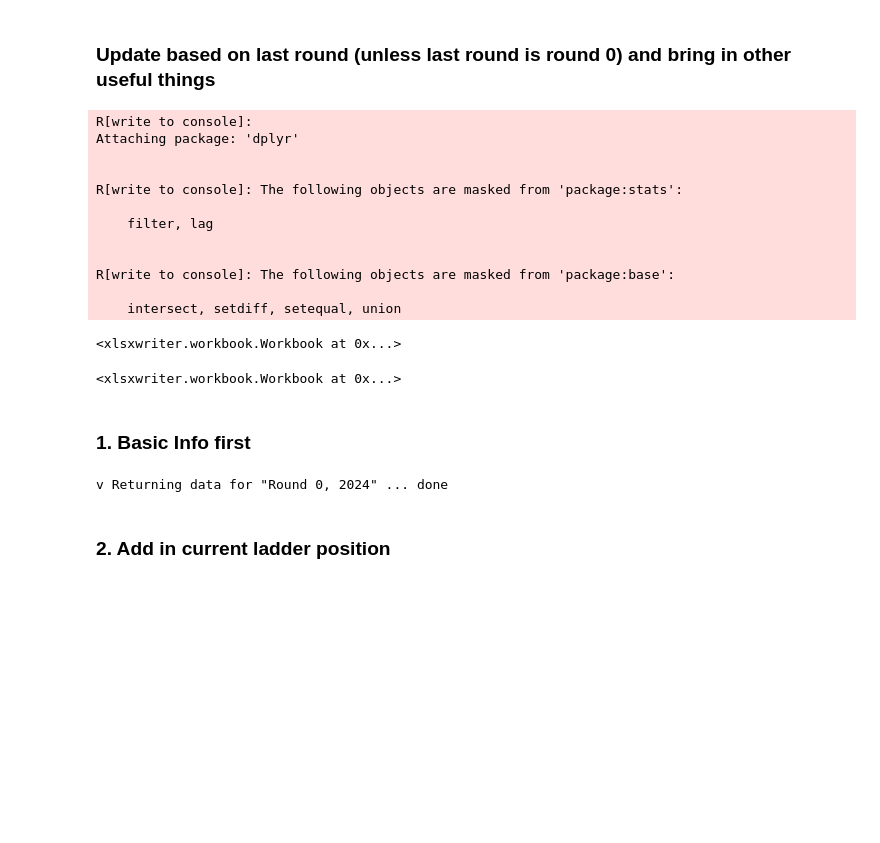
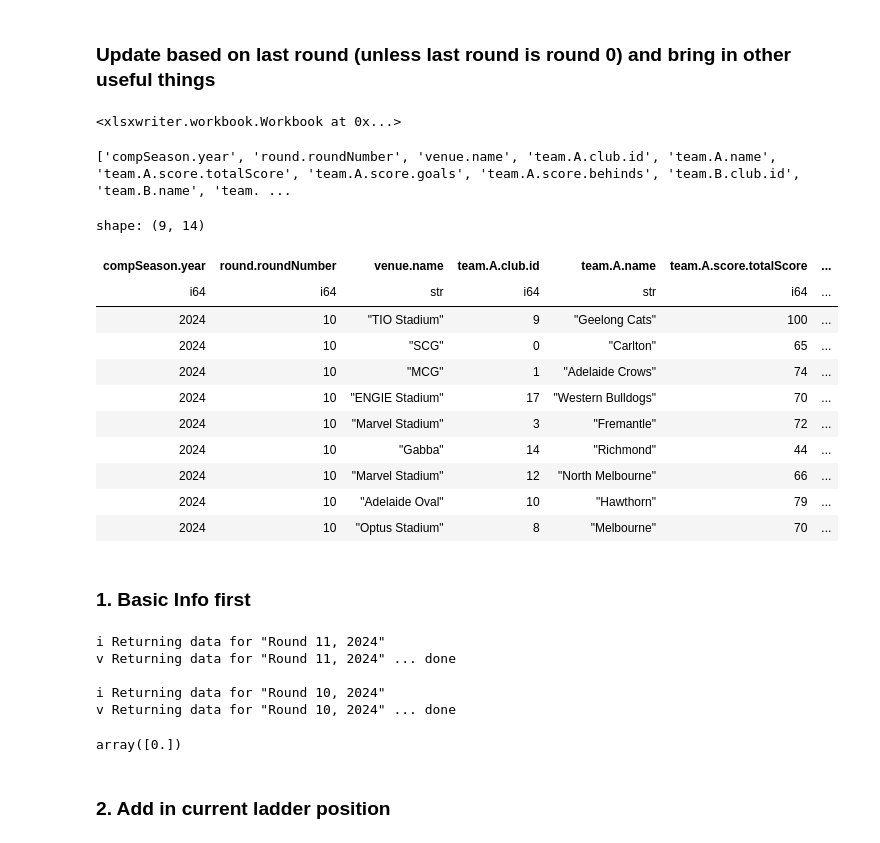
Before and after one commit to suttoe/AFLmodel, a Jupyter notebook: AFLPredictions.ipynb, the cells around one changed output. Saved outputs shown, nothing was run; the diff lists cells and outputs as text; code cells hidden in the pictures; blank space fills up the shorter version.

Commit message:
Round 11 Update

```diff
--- a/AFLPredictions.ipynb
+++ b/AFLPredictions.ipynb
@@ -15,14 +17,15 @@ pl.Config.set_fmt_str_lengths(150);
 # %%
 #set current values
 season = 2024
-roundNum = 0
+roundNum = 11
 # %% [markdown]
 ### Update based on last round (unless last round is round 0) and bring in other useful things
 # %%
 #Get Team index
 
 #load team array
-indexTeams = pl.read_excel('indexTeams.xlsx')
+indexTeams = pl.read_excel('indexTeams.xlsx').with_columns(pl.col('team.A.name').replace(old=['GWS GIANTS', 'Gold Coast SUNS', 'Narrm', 'Yartapuulti', 'Walyalup', 'Euro-Yroke', 'Waalitj Marawar', 'Kuwarna'],
+                                          new=['GWS Giants', 'Gold Coast Suns', 'Melbourne', 'Port Adelaide', 'Fremantle', 'St Kilda', 'West Coast Eagles', 'Adelaide Crows']))
 # %%
 #Get distnace travelled dataframe
 
@@ -41,23 +45,10 @@ library(fitzRoy)
 library('dplyr')
 library('tidyr')
 
-results <- fetch_results_afl(season=season, round_number=pastRound) %>% select(match.date, round.roundNumber, match.homeTeam.name, match.awayTeam.name,
+results <- fetch_results_afl(season=season, round_number=pastRound) %>% select(match.date, round.roundNumber, venue.name, match.homeTeam.name, match.awayTeam.name,
                                                                                round.year, homeTeamScore.matchScore.totalScore, homeTeamScore.matchScore.behinds,
                                                                                homeTeamScore.matchScore.goals, awayTeamScore.matchScore.totalScore, awayTeamScore.matchScore.behinds,
                                                                                awayTeamScore.matchScore.goals)
-# %% [output]
-R[write to console]:
-Attaching package: 'dplyr'
-
-
-R[write to console]: The following objects are masked from 'package:stats':
-
-    filter, lag
-
-
-R[write to console]: The following objects are masked from 'package:base':
-
-    intersect, setdiff, setequal, union
 # %%
 results = (pl.from_pandas(results)
             .with_columns(pl.col('match.date').dt.date())
@@ -81,10 +72,10 @@ results = (pl.from_pandas(results)
                            pl.col('away.team.behinds').cast(pl.Int64),
                            pl.col('away.team.goals').cast(pl.Int64))
              #convert any team names that require as much
-             .with_columns(pl.col('home.team.name').replace(old=['GWS GIANTS', 'Gold Coast SUNS'],
-                                          new=['GWS Giants', 'Gold Coast Suns']))
-             .with_columns(pl.col('away.team.name').replace(old=['GWS GIANTS', 'Gold Coast SUNS'],
-                                          new=['GWS Giants', 'Gold Coast Suns']))
+             .with_columns(pl.col('home.team.name').replace(old=['GWS GIANTS', 'Gold Coast SUNS', 'Narrm', 'Yartapuulti', 'Walyalup', 'Euro-Yroke', 'Waalitj Marawar', 'Kuwarna'],
+                                          new=['GWS Giants', 'Gold Coast Suns', 'Melbourne', 'Port Adelaide', 'Fremantle', 'St Kilda', 'West Coast Eagles', 'Adelaide Crows']))
+             .with_columns(pl.col('away.team.name').replace(old=['GWS GIANTS', 'Gold Coast SUNS', 'Narrm', 'Yartapuulti', 'Walyalup', 'Euro-Yroke', 'Waalitj Marawar', 'Kuwarna'],
+                                          new=['GWS Giants', 'Gold Coast Suns', 'Melbourne', 'Port Adelaide', 'Fremantle', 'St Kilda', 'West Coast Eagles', 'Adelaide Crows']))
              #Add the indexs
              .join(indexTeams, how='left', left_on='home.team.name', right_on='team.A.name')
              .rename({'EloIndex' : 'home.team.id'})
@@ -168,13 +161,18 @@ matchDays.write_excel('matchDay.xlsx')
 #Get all matches both sides & update
 
 #load in past years matches both sides
-matchesBothSides = pl.read_excel('matchesBothSides.xlsx')
+matchesBothSides = pl.read_excel('matchesBothSides.xlsx').drop('round.Id_right')
+print(matchesBothSides.columns)
 #update based on past results
 if roundNum != 0:
     matchesBothSides = (matchesBothSides
+                        .with_columns(pl.col('team.A.name').replace(old=['GWS GIANTS', 'Gold Coast SUNS', 'Narrm', 'Yartapuulti', 'Walyalup', 'Euro-Yroke', 'Waalitj Marawar', 'Kuwarna'],
+                                          new=['GWS Giants', 'Gold Coast Suns', 'Melbourne', 'Port Adelaide', 'Fremantle', 'St Kilda', 'West Coast Eagles', 'Adelaide Crows']),
+                                        pl.col('team.B.name').replace(old=['GWS GIANTS', 'Gold Coast SUNS', 'Narrm', 'Yartapuulti', 'Walyalup', 'Euro-Yroke', 'Waalitj Marawar', 'Kuwarna'],
+                                          new=['GWS Giants', 'Gold Coast Suns', 'Melbourne', 'Port Adelaide', 'Fremantle', 'St Kilda', 'West Coast Eagles', 'Adelaide Crows']))
                          .drop('round.Id')
                          .vstack((results
-                         .select('compSeason.year', 'round.roundNumber', 'home.team.id', 'home.team.name', 'home.team.totalScore',
+                         .select('compSeason.year', 'round.roundNumber', 'venue.name', 'home.team.id', 'home.team.name', 'home.team.totalScore',
                                  'home.team.goals', 'home.team.behinds', 'away.team.id', 'away.team.name', 'away.team.totalScore', 'away.team.goals', 'away.team.behinds')
                          .rename({'home.team.name': 'team.A.name',
                                   'home.team.id' : 'team.A.club.id',
@@ -187,33 +185,45 @@ if roundNum != 0:
                                   'away.team.goals' : 'team.B.score.goals',
                                   'away.team.behinds' : 'team.B.score.behinds'})
                          .vstack(results
-                                    .select('compSeason.year', 'round.roundNumber', 'away.team.id', 'away.team.name', 'away.team.totalScore',
+                                    .select('compSeason.year', 'round.roundNumber', 'venue.name', 'away.team.id', 'away.team.name', 'away.team.totalScore',
                                             'away.team.goals', 'away.team.behinds', 'home.team.id', 'home.team.name', 'home.team.totalScore', 'home.team.goals', 'home.team.behinds')
                                     .rename({'home.team.name': 'team.B.name',
                                               'home.team.id' : 'team.B.club.id',
                                               'home.team.totalScore' : 'team.B.score.totalScore',
                                               'home.team.goals' : 'team.B.score.goals',
                                               'home.team.behinds' : 'team.B.score.behinds',
                                               'away.team.name': 'team.A.name',
                                               'away.team.id' : 'team.A.club.id',
                                               'away.team.totalScore' : 'team.A.score.totalScore',
                                               'away.team.goals' : 'team.A.score.goals',
                                               'away.team.behinds' : 'team.A.score.behinds'}))
                                         ))
                          .sort('compSeason.year', 'round.roundNumber')
                         )
 #sort out the round id
 roundId = (matchesBothSides
              .select('compSeason.year', 'round.roundNumber')
              .unique()
              .sort('compSeason.year', 'round.roundNumber')
              .with_columns(pl.col('round.roundNumber').cum_count().alias('round.Id'))
           )
 #Add in the roundId
 matchesBothSides = (matchesBothSides
                       #.drop('round.Id') #remove for round 0
                       .join(roundId, how='left', on=['compSeason.year', 'round.roundNumber']))
 #save updated version
 matchesBothSides.write_excel('matchesBothSides.xlsx')
 # %% [output]
-<xlsxwriter.workbook.Workbook at 0x...>
+['compSeason.year', 'round.roundNumber', 'venue.name', 'team.A.club.id', 'team.A.name', 'team.A.score.totalScore', 'team.A.score.goals', 'team.A.score.behinds', 'team.B.club.id', 'team.B.name', 'team. ...
+shape: (9, 14)
+| compSeason.year | round.roundNumber | venue.name | team.A.club.id | team.A.name | team.A.score.totalScore | ... |
+| i64 | i64 | str | i64 | str | i64 | ... |
+| 2024 | 10 | "TIO Stadium" | 9 | "Geelong Cats" | 100 | ... |
+| 2024 | 10 | "SCG" | 0 | "Carlton" | 65 | ... |
+| 2024 | 10 | "MCG" | 1 | "Adelaide Crows" | 74 | ... |
+| 2024 | 10 | "ENGIE Stadium" | 17 | "Western Bulldogs" | 70 | ... |
+| 2024 | 10 | "Marvel Stadium" | 3 | "Fremantle" | 72 | ... |
+| 2024 | 10 | "Gabba" | 14 | "Richmond" | 44 | ... |
+| 2024 | 10 | "Marvel Stadium" | 12 | "North Melbourne" | 66 | ... |
+| 2024 | 10 | "Adelaide Oval" | 10 | "Hawthorn" | 79 | ... |
+| 2024 | 10 | "Optus Stadium" | 8 | "Melbourne" | 70 | ... |
@@ -221,6 +236,8 @@ matchesBothSides.write_excel('matchesBothSides.xlsx')
 ### 1. Basic Info first
 # %%
 %%R -i season,roundNum -o fixture,fixtureBye
+
+library('tidyverse')
 
 fixture <- fetch_fixture(season=season, round_number=roundNum)
 
@@ -230,15 +247,30 @@ if (roundNum != 0){
                         unnest(round.byes) %>%
                         distinct() %>%
                         mutate(round.currentRound = round.roundNumber + 1,
-                          ByeFlag = 1) %>%
-                        select(round.currentRound, club.id, club.name, ByeFlag)
+                               ByeFlag = 1)
+
+    if (nrow(fixtureBye) == 0){
+
+        fixtureBye <- 0
+    }else{
+        fixturebye <- fixtureBye %>%
+                        select(round.currentRound, club.name, ByeFlag)
+    }
 }else{
-    fixtureBye <- 0
+fixtureBye <- 0
 }
 
 fixture <- fixture %>% select(-round.byes)
 # %% [output]
-v Returning data for "Round 0, 2024" ... done
+i Returning data for "Round 11, 2024"
+v Returning data for "Round 11, 2024" ... done
+
+i Returning data for "Round 10, 2024"
+v Returning data for "Round 10, 2024" ... done
+# %%
+fixtureBye
+# %% [output]
+array([0.])
 # %%
 #Add in bye flag if exists (i.e. not first round of the season)
 if roundNum != 0 :
```
Also changed, not shown: parts of 22 cells of this notebook, 4 other files.
